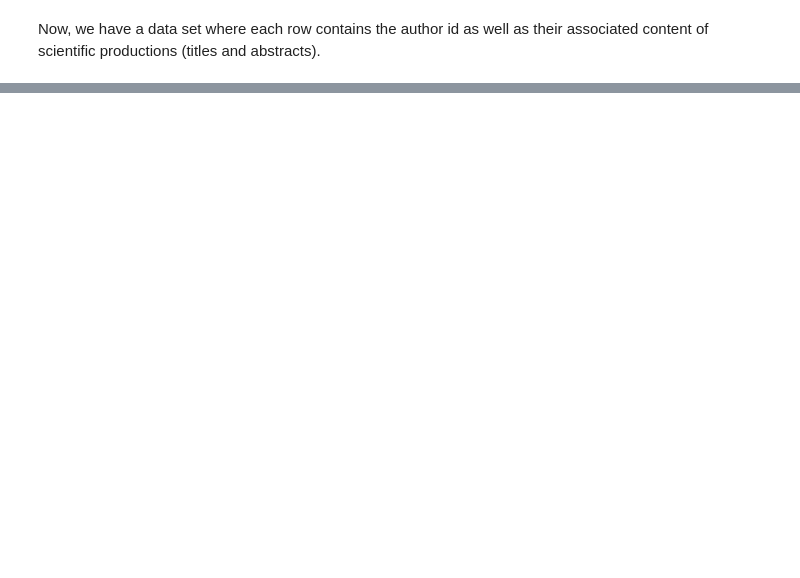
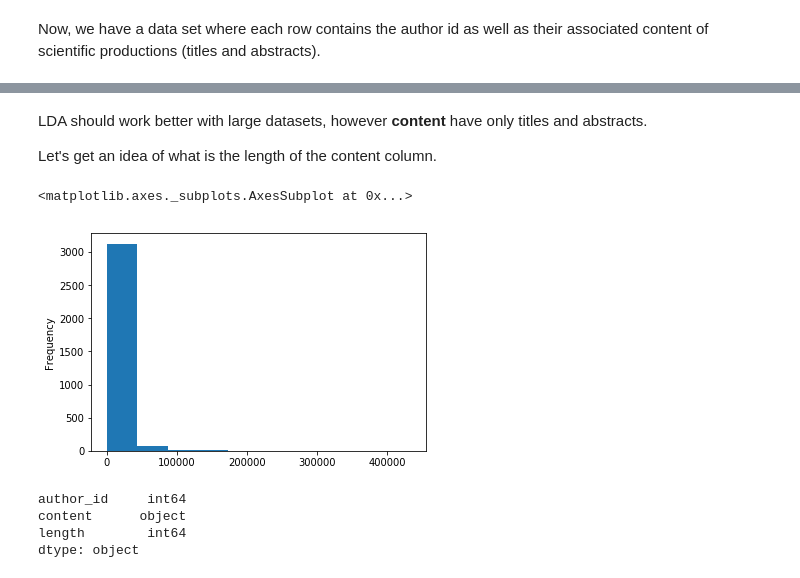
Before and after one commit to eduardozamudio/pj_fit, a Jupyter notebook: notebooks/document similarity.ipynb, the cells around one changed output, grey strips where cells are left out. Cells and saved outputs as stored; diff of their text form; code cells hidden in the pictures; blank space fills up the shorter version.

```diff
--- a/notebooks/document similarity.ipynb
+++ b/notebooks/document similarity.ipynb
@@ -81,0 +222,22 @@ ToDo
+# %% [markdown]
+LDA should work better with large datasets, however **content** have only titles and abstracts.
+
+Let's get an idea of what is the length of the content column.
+# %%
+content_size = []
+with Pool(4) as p:
+    content_size = p.map(len, df_content['content'])
+# %%
+df_content['length'] = content_size
+# %%
+df_content['length'].plot(kind='hist')
+# %% [output]
+<matplotlib.axes._subplots.AxesSubplot at 0x...>
+[figure, added]
+# %%
+df_content.dtypes
+# %% [output]
+author_id     int64
+content      object
+length        int64
+dtype: object
```
Also changed, not shown: parts of 75 cells of this notebook, 4 other files.
